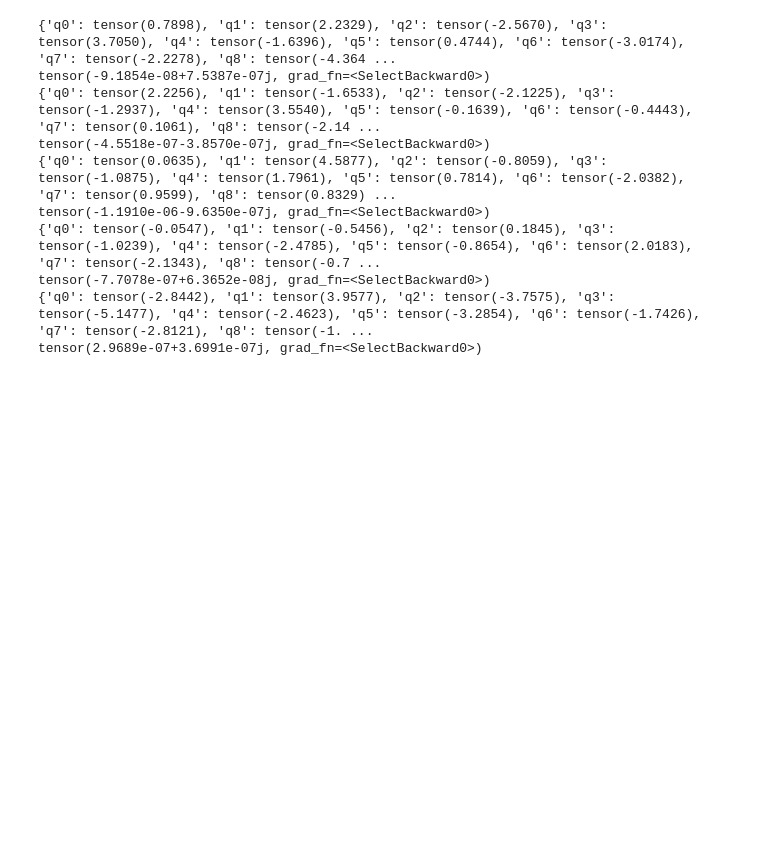
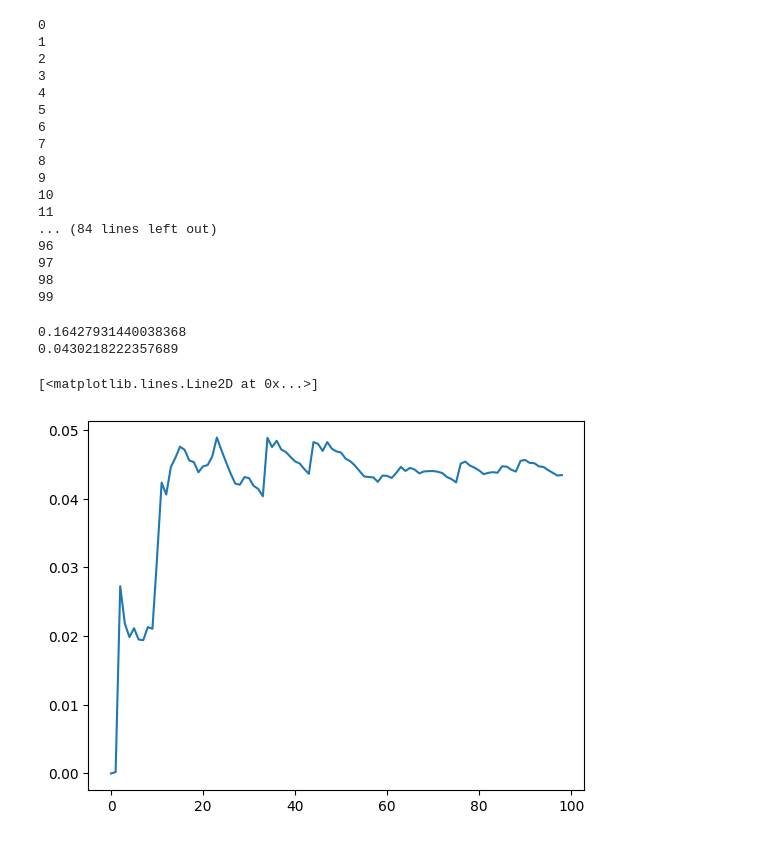
Before and after one commit to pasqal-io/pulser-diff, a Jupyter notebook: tutorials/test_doppler.ipynb, the cells around one changed output. Cells and saved outputs as stored; diff of their text form; code cells hidden in the pictures; blank space fills up the shorter version.

Commit message:
added graphs

```diff
--- a/tutorials/test_doppler.ipynb
+++ b/tutorials/test_doppler.ipynb
@@ -9,32 +20,76 @@ from pulser_diff.pulser_simulation import SimConfig
 # %%
-N = 2
+N = 3
+T = torch.tensor([5000])
+omega = torch.tensor([5.0], requires_grad=True)
 
 reg = Register.square(N, torch.tensor([8.0]), prefix="q")
 seq = Sequence(reg, MockDevice)
 seq.declare_channel("rydberg_global", "rydberg_global")
 seq.add(Pulse(
-            amplitude=ConstantWaveform(500, torch.tensor([5.0])),
+            amplitude=ConstantWaveform(500, omega),
             detuning=ConstantWaveform(500, torch.tensor([1.0], requires_grad=True)),
             phase=0.0
             ),
         "rydberg_global")
 
-config = SimConfig(noise="doppler", temperature=torch.tensor([1000]))
+config = SimConfig(noise="doppler", temperature=T)
 
-for k in range(5):
+
+NITER = 100
+
+diff_params = [omega]
+obs = total_magnetization(N**2)
+
+list = []
+
+for k in range(NITER):
+    print(k)
     sim = TorchEmulator.from_sequence(seq)
     sim.set_config(config)
-    print(sim._hamiltonian._doppler_detune)
-    sim_results = sim.run(time_grad=True, solver="dq_me")
-    print(sim_results.states[-1][0,0])
+    sim.set_evaluation_times("Minimal")
+    sim_results = sim.run(time_grad=False, solver="dq")
+    exp_val = sim_results.expect([obs])[0].real
+
+    eval_times = sim.evaluation_times
+    grad = deriv_param(f=exp_val, x=diff_params, times=eval_times)
+
+    list.append(grad[0].numpy())
 # %% [output]
-{'q0': tensor(0.7898), 'q1': tensor(2.2329), 'q2': tensor(-2.5670), 'q3': tensor(3.7050), 'q4': tensor(-1.6396), 'q5': tensor(0.4744), 'q6': tensor(-3.0174), 'q7': tensor(-2.2278), 'q8': tensor(-4.364 ...
-tensor(-9.1854e-08+7.5387e-07j, grad_fn=<SelectBackward0>)
-{'q0': tensor(2.2256), 'q1': tensor(-1.6533), 'q2': tensor(-2.1225), 'q3': tensor(-1.2937), 'q4': tensor(3.5540), 'q5': tensor(-0.1639), 'q6': tensor(-0.4443), 'q7': tensor(0.1061), 'q8': tensor(-2.14 ...
-tensor(-4.5518e-07-3.8570e-07j, grad_fn=<SelectBackward0>)
-{'q0': tensor(0.0635), 'q1': tensor(4.5877), 'q2': tensor(-0.8059), 'q3': tensor(-1.0875), 'q4': tensor(1.7961), 'q5': tensor(0.7814), 'q6': tensor(-2.0382), 'q7': tensor(0.9599), 'q8': tensor(0.8329) ...
-tensor(-1.1910e-06-9.6350e-07j, grad_fn=<SelectBackward0>)
-{'q0': tensor(-0.0547), 'q1': tensor(-0.5456), 'q2': tensor(0.1845), 'q3': tensor(-1.0239), 'q4': tensor(-2.4785), 'q5': tensor(-0.8654), 'q6': tensor(2.0183), 'q7': tensor(-2.1343), 'q8': tensor(-0.7 ...
-tensor(-7.7078e-07+6.3652e-08j, grad_fn=<SelectBackward0>)
-{'q0': tensor(-2.8442), 'q1': tensor(3.9577), 'q2': tensor(-3.7575), 'q3': tensor(-5.1477), 'q4': tensor(-2.4623), 'q5': tensor(-3.2854), 'q6': tensor(-1.7426), 'q7': tensor(-2.8121), 'q8': tensor(-1. ...
-tensor(2.9689e-07+3.6991e-07j, grad_fn=<SelectBackward0>)
+0
+1
+2
+3
+4
+5
+6
+7
+8
+9
+10
+11
+... (84 lines left out)
+96
+97
+98
+99
+# %%
+list = [x[0] for x in list]
+
+print(expected_value(list))
+
+print(variance(list))
+# %% [output]
+0.16427931440038368
+0.0430218222357689
+# %%
+var_list = []
+
+for k in range(1, len(list)):
+    var_list.append(variance(list[:k]))
+# %%
+import matplotlib.pyplot as plt
+
+plt.plot(var_list)
+# %% [output]
+[<matplotlib.lines.Line2D at 0x...>]
+[figure, added]
```
Also changed, not shown: parts of 3 cells of this notebook.
